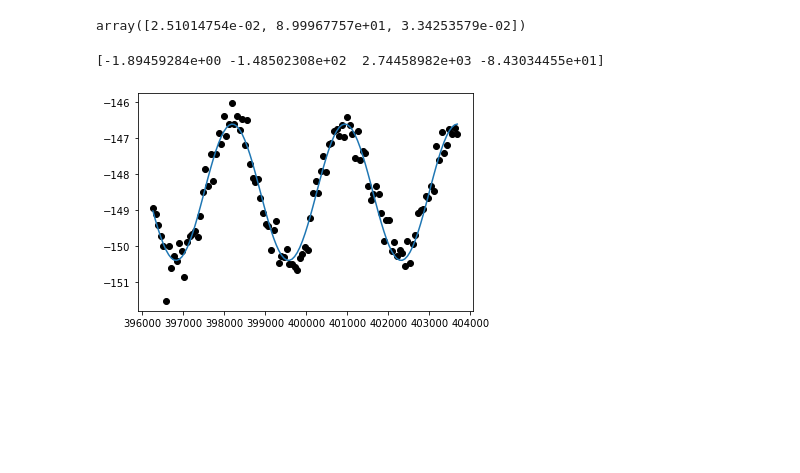
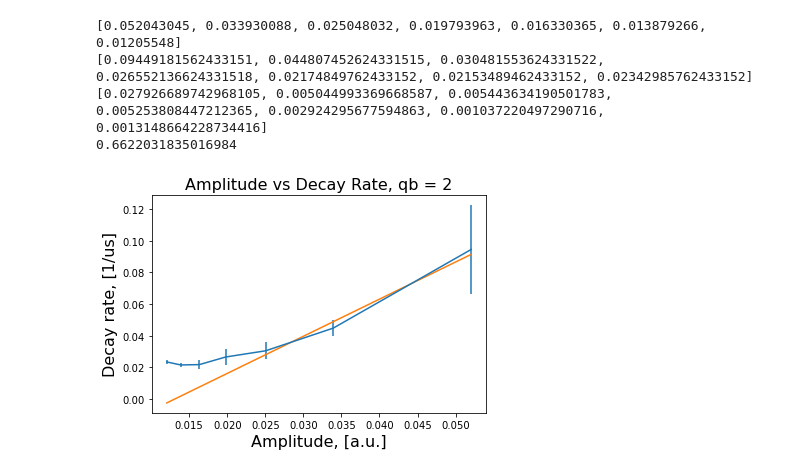
Before and after one commit to noahberthusen/Benewop-benchmarking, a Jupyter notebook: Benewop.ipynb, the cells around one changed output. Cells and saved outputs as stored; diff of their text form; code cells hidden in the pictures; blank space fills up the shorter version.

Commit message:
lots more data

```diff
--- a/Benewop.ipynb
+++ b/Benewop.ipynb
@@ -403,12 +341,62 @@ print(pcov)
-# %%
-np.sqrt(np.diag(pcov))
-# %% [output]
-array([2.51014754e-02, 8.99967757e+01, 3.34253579e-02])
-# %%
-i = 4
-plt.scatter(data_times[i], qb_rabi_data[i], color='black') # plot real part of Rabi values
-plt.plot(data_times[i], all_fits[i])
-print(all_params[i])
-# %% [output]
-[-1.89459284e+00 -1.48502308e+02  2.74458982e+03 -8.43034455e+01]
-[figure, removed]
+# %%
+more_conv = [
+[[ 0.13422955, -0.00857689, -0.14547202],
+ [-0.00857689,  0.0007799 ,  0.01100414],
+ [-0.14547202,  0.01100414,  0.17305023]],
+[[ 3.19932976e-02, -8.33412296e-04, -3.46149219e-02],
+ [-8.33412296e-04,  2.54519581e-05,  9.56854261e-04],
+ [-3.46149219e-02,  9.56854261e-04,  3.85500093e-02]],
+[[ 7.18769900e-02, -1.33548606e-03, -7.82805982e-02],
+ [-1.33548606e-03,  2.96331532e-05,  1.55919148e-03],
+ [-7.82805982e-02,  1.55919148e-03,  8.82732809e-02]],
+[[ 5.77040467e-02, -1.09315960e-03, -6.33432335e-02],
+ [-1.09315960e-03,  2.76025032e-05,  1.36863844e-03],
+ [-6.33432335e-02,  1.36863844e-03,  7.47263644e-02]],
+[[ 2.58051311e-02, -3.73630977e-04, -2.80436572e-02],
+ [-3.73630977e-04,  8.55150521e-06,  5.26244786e-04],
+ [-2.80436572e-02,  5.26244786e-04,  3.58587237e-02]],
+[[ 3.11349634e-03, -3.97269869e-05, -3.13787892e-03],
+ [-3.97269869e-05,  1.07582636e-06,  6.20278207e-05],
+ [-3.13787892e-03,  6.20278207e-05,  4.15183953e-03]],
+[[ 3.52597523e-03, -2.61885025e-05, -2.38956319e-03],
+ [-2.61885025e-05,  1.72887371e-06,  7.41918478e-05],
+ [-2.38956319e-03,  7.41918478e-05,  3.96303022e-03]]
+]
+
+gammas_tilde = [0.109614227, 0.059929864, 0.045603965, 0.041674548, 0.036870909, 0.036657306, 0.038552269]
+amplitudes = [0.052043045, 0.033930088, 0.025048032, 0.019793963, 0.016330365, 0.013879266, 0.01205548]
+
+more_sigma = [np.sqrt(np.diag(i))[1] for i in more_conv]
+gammas = [g - 1/(props.t1(qb) * us) for g in gammas_tilde]
+print(amplitudes)
+print(gammas)
+print(more_sigma)
+
+
+def func(x):
+    return  2.3461328258578 * x  -0.0307360713568988
+
+# p, pcov = curve_fit(func, amplitudes, gammas, [2, 0])
+y_fit = [func(x) for x in amplitudes]
+
+gammas = np.array(gammas)
+# residual sum of squares
+ss_res = np.sum((gammas - np.array(y_fit)) ** 2)
+# total sum of squares
+ss_tot = np.sum((gammas - np.mean(gammas)) ** 2)
+# r-squared
+r2 = 1 - (ss_res / ss_tot)
+print(r2)
+
+plt.errorbar(amplitudes, gammas, yerr=more_sigma)
+plt.plot(amplitudes, y_fit)
+plt.ylabel('Decay rate, [1/us]', fontsize=16)
+plt.xlabel('Amplitude, [a.u.]', fontsize=16)
+plt.title("Amplitude vs Decay Rate, qb = " + str(qb), fontsize=16)
+plt.show()
+# %% [output]
+[0.052043045, 0.033930088, 0.025048032, 0.019793963, 0.016330365, 0.013879266, 0.01205548]
+[0.09449181562433151, 0.044807452624331515, 0.030481553624331522, 0.026552136624331518, 0.02174849762433152, 0.02153489462433152, 0.02342985762433152]
+[0.027926689742968105, 0.005044993369668587, 0.005443634190501783, 0.005253808447212365, 0.002924295677594863, 0.001037220497290716, 0.0013148664228734416]
+0.6622031835016984
+[figure, added]
```
Also changed, not shown: parts of 14 cells of this notebook, 1 other file.
